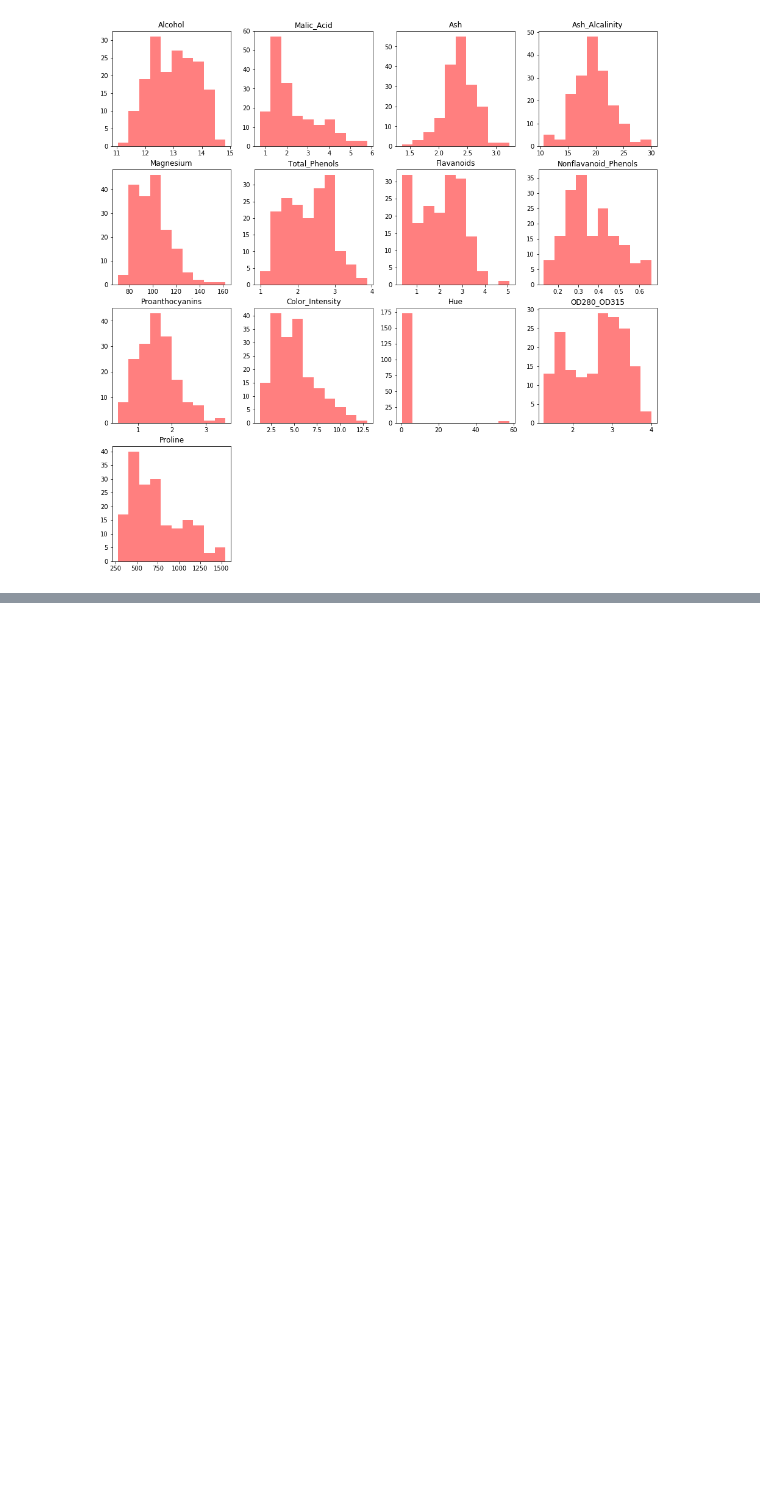
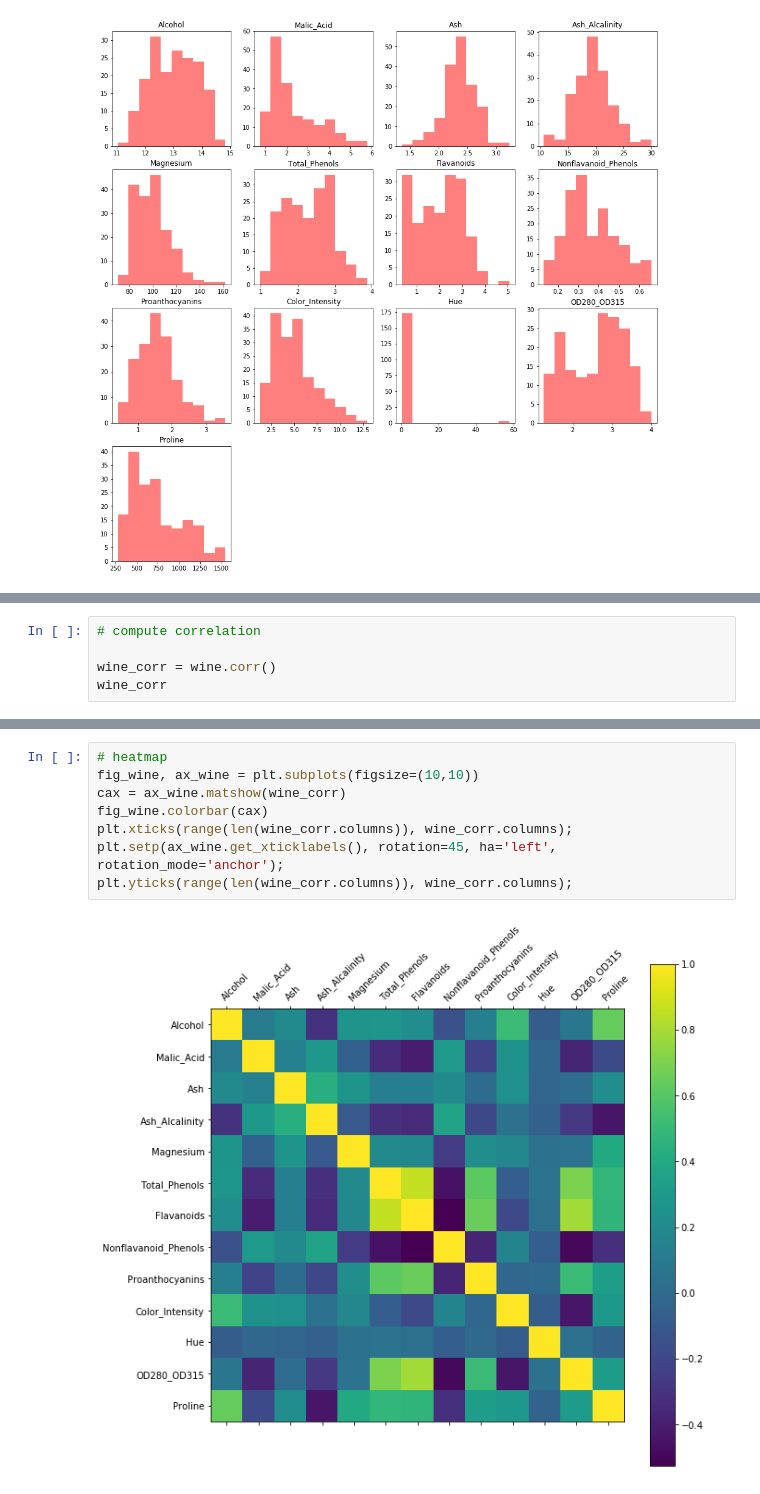
Before and after one commit to iammiori/data_analysis_python, a Jupyter notebook: 2019_data_analysis_introduction/wine_analysis/assignment #1.ipynb, the cells around one changed output, grey strips where cells are left out. Drawn from its saved outputs; the diff is of its cells as text; blank space fills up the shorter version.

```diff
--- a/2019_data_analysis_introduction/wine_analysis/assignment #1.ipynb
+++ b/2019_data_analysis_introduction/wine_analysis/assignment #1.ipynb
@@ -235,0 +311,5 @@ ax_2[1].legend(loc='best')
+# %%
+# compute correlation
+
+wine_corr = wine.corr()
+wine_corr
@@ -235,0 +349,10 @@ ax_2[1].legend(loc='best')
+# %%
+# heatmap
+fig_wine, ax_wine = plt.subplots(figsize=(10,10))
+cax = ax_wine.matshow(wine_corr)
+fig_wine.colorbar(cax)
+plt.xticks(range(len(wine_corr.columns)), wine_corr.columns);
+plt.setp(ax_wine.get_xticklabels(), rotation=45, ha='left', rotation_mode='anchor');
+plt.yticks(range(len(wine_corr.columns)), wine_corr.columns);
+# %% [output]
+[figure, added]
```
Also changed, not shown: parts of 46 cells of this notebook, 1 other file.
